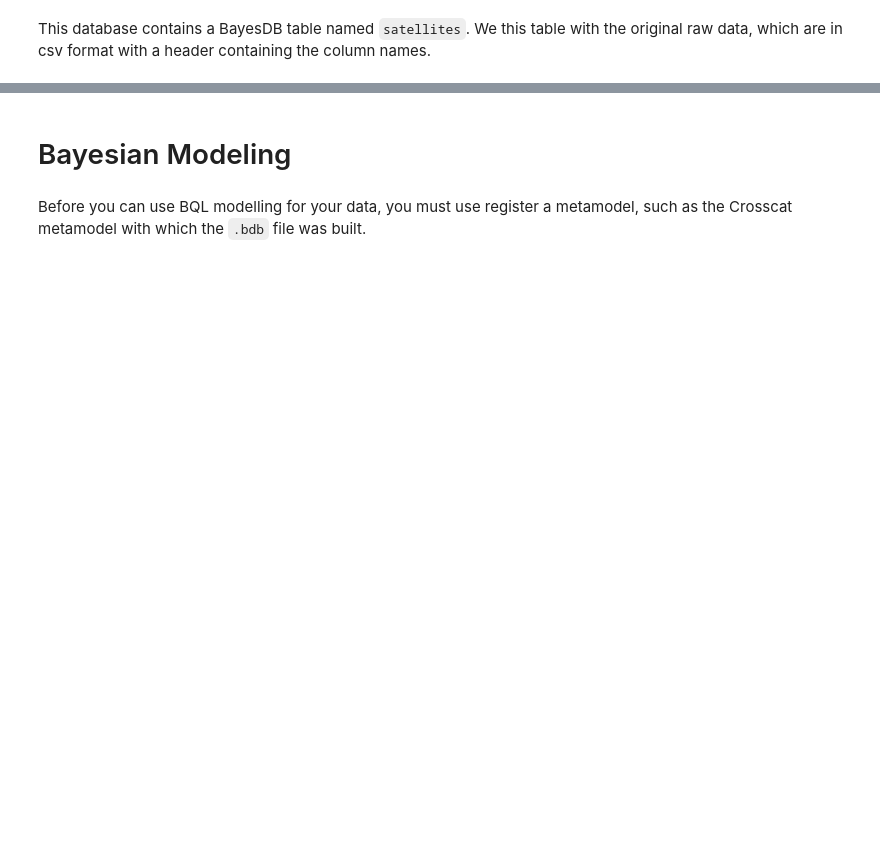
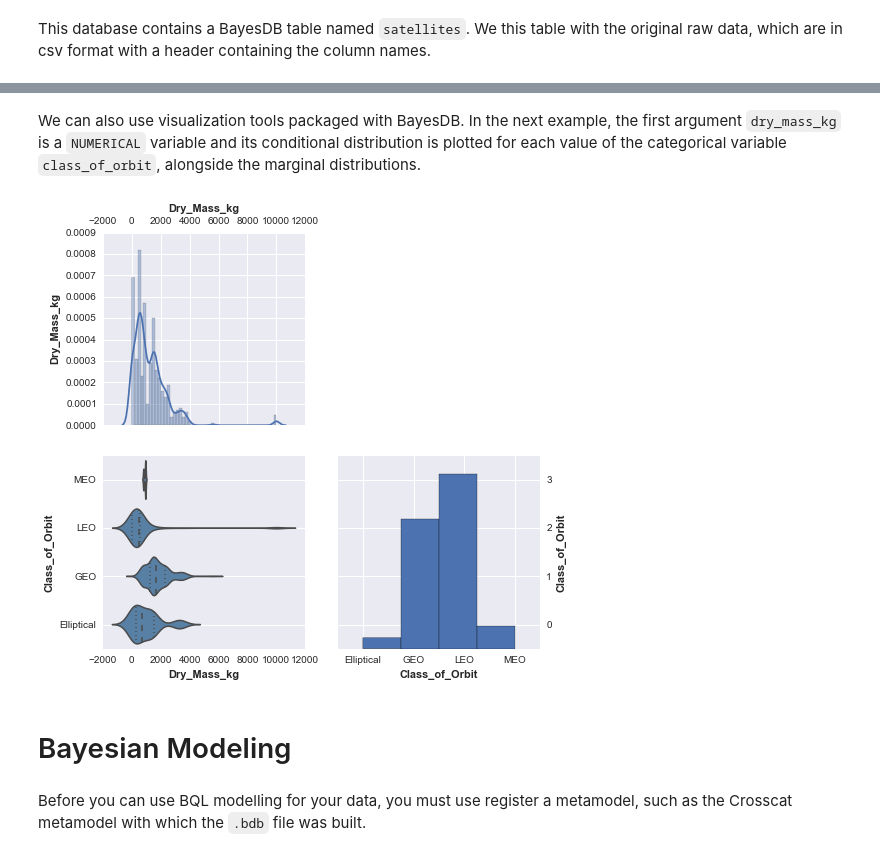
Before and after one commit to probcomp/bayeslite, a Jupyter notebook: examples/Satellites.ipynb, the cells around one changed output, grey strips where cells are left out. Drawn from its saved outputs; the diff is of its cells as text; code cells hidden in the pictures; blank space fills up the shorter version.

```diff
--- a/examples/Satellites.ipynb
+++ b/examples/Satellites.ipynb
@@ -95,3 +77,13 @@ pretty.pp_cursor(sys.stdout, satellites_bdb.sql_execute('PRAGMA table_info(satel
+# %% [markdown]
+We can also use visualization tools packaged with BayesDB. In the next example, the first argument `dry_mass_kg` is a `NUMERICAL` variable and its conditional distribution is plotted for each value of the categorical variable `class_of_orbit`, alongside the marginal distributions.
+# %%
+import bdbcontrib
+import matplotlib.pyplot as plt
+%matplotlib inline
+fig = bdbcontrib.pairplot(satellites_bdb, 'SELECT dry_mass_kg, class_of_orbit FROM satellites',
+                    generator_name='satellites_cc')
+# %% [output]
+[figure, added]
 # %% [markdown]
 Bayesian Modeling
 ====
```
Also changed, not shown: parts of 45 cells of this notebook.
